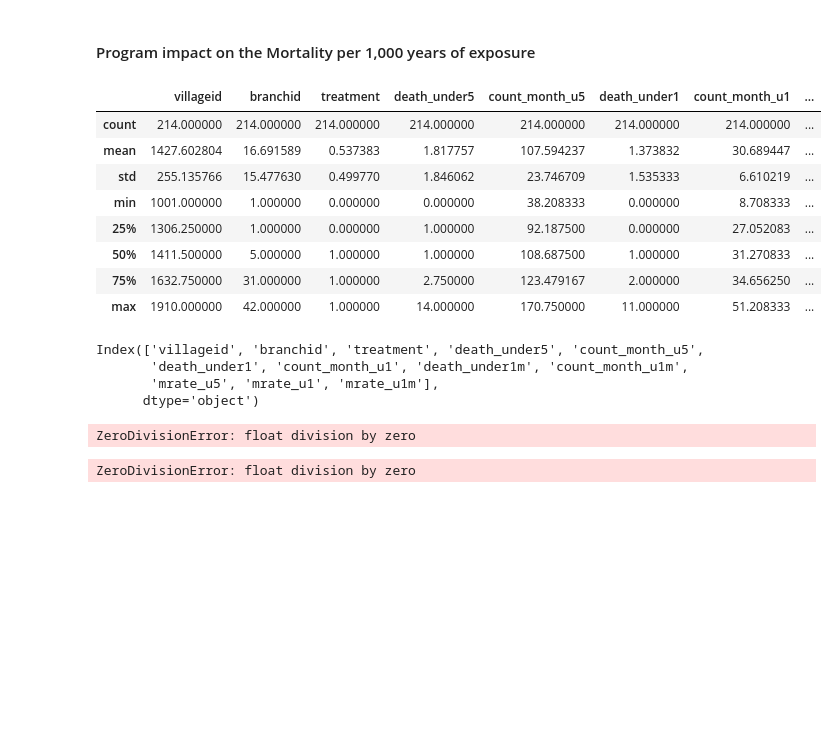
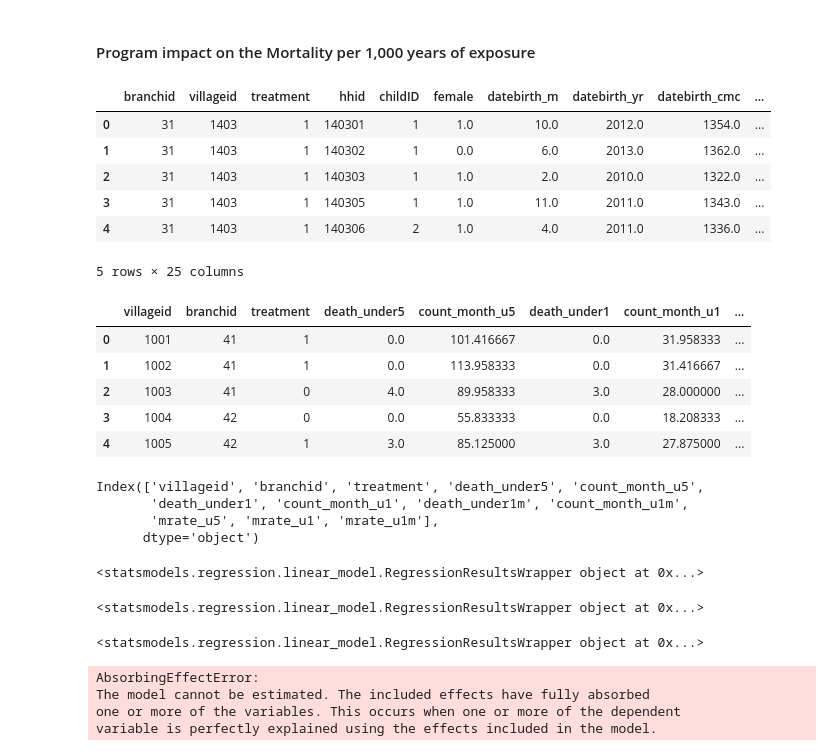
Before and after one commit to madinajapakhova/Project-replication, a Jupyter notebook: MJapakhova project(replication).ipynb, the cells around one changed output. Saved outputs shown, nothing was run; the diff lists cells and outputs as text; code cells hidden in the pictures; blank space fills up the shorter version.

```diff
--- a/MJapakhova project(replication).ipynb
+++ b/MJapakhova project(replication).ipynb
@@ -349,26 +449,32 @@ So far, I've replicated the first part of table-3 (Program Impact on Child Morta
 #### Program impact on the Mortality per 1,000 years of exposure
 # %%
 data_2 = pd.read_stata("AEJ2018_child_mortality_computation.dta")
+data_2.head()
+# %% [output]
+|  | branchid | villageid | treatment | hhid | childID | female | datebirth_m | datebirth_yr | datebirth_cmc | ... |
+| 0 | 31 | 1403 | 1 | 140301 | 1 | 1.0 | 10.0 | 2012.0 | 1354.0 | ... |
+| 1 | 31 | 1403 | 1 | 140302 | 1 | 0.0 | 6.0 | 2013.0 | 1362.0 | ... |
+| 2 | 31 | 1403 | 1 | 140303 | 1 | 1.0 | 2.0 | 2010.0 | 1322.0 | ... |
+| 3 | 31 | 1403 | 1 | 140305 | 1 | 1.0 | 11.0 | 2011.0 | 1343.0 | ... |
+| 4 | 31 | 1403 | 1 | 140306 | 2 | 1.0 | 4.0 | 2011.0 | 1336.0 | ... |
+5 rows × 25 columns
 # %%
 data_2 = data_2.groupby(['villageid', 'branchid', 'treatment'], as_index = True)[['death_under5','count_month_u5',
 'death_under1', 'count_month_u1','death_under1m','count_month_u1m']].sum().reset_index()
 # %%
 data_2['count_month_u5'] = data_2.apply(lambda row: row.count_month_u5/12, axis = 1)
 data_2['count_month_u1'] = data_2.apply(lambda row: row.count_month_u1/12, axis = 1)
 data_2['mrate_u5'] = (data_2['death_under5']/data_2['count_month_u5'])*1000
 data_2['mrate_u1'] = (data_2['death_under1']/data_2['count_month_u1'])*1000
 data_2['mrate_u1m'] = (data_2['death_under1m']/data_2['count_month_u1m'])*1000
-data_2.describe()
+data_2.head()
 # %% [output]
 |  | villageid | branchid | treatment | death_under5 | count_month_u5 | death_under1 | count_month_u1 | ... |
-| count | 214.000000 | 214.000000 | 214.000000 | 214.000000 | 214.000000 | 214.000000 | 214.000000 | ... |
-| mean | 1427.602804 | 16.691589 | 0.537383 | 1.817757 | 107.594237 | 1.373832 | 30.689447 | ... |
-| std | 255.135766 | 15.477630 | 0.499770 | 1.846062 | 23.746709 | 1.535333 | 6.610219 | ... |
-| min | 1001.000000 | 1.000000 | 0.000000 | 0.000000 | 38.208333 | 0.000000 | 8.708333 | ... |
-| 25% | 1306.250000 | 1.000000 | 0.000000 | 1.000000 | 92.187500 | 0.000000 | 27.052083 | ... |
-| 50% | 1411.500000 | 5.000000 | 1.000000 | 1.000000 | 108.687500 | 1.000000 | 31.270833 | ... |
-| 75% | 1632.750000 | 31.000000 | 1.000000 | 2.750000 | 123.479167 | 2.000000 | 34.656250 | ... |
-| max | 1910.000000 | 42.000000 | 1.000000 | 14.000000 | 170.750000 | 11.000000 | 51.208333 | ... |
+| 0 | 1001 | 41 | 1 | 0.0 | 101.416667 | 0.0 | 31.958333 | ... |
+| 1 | 1002 | 41 | 1 | 0.0 | 113.958333 | 0.0 | 31.416667 | ... |
+| 2 | 1003 | 41 | 0 | 4.0 | 89.958333 | 3.0 | 28.000000 | ... |
+| 3 | 1004 | 42 | 0 | 0.0 | 55.833333 | 0.0 | 18.208333 | ... |
+| 4 | 1005 | 42 | 1 | 3.0 | 85.125000 | 3.0 | 27.875000 | ... |
 # %%
 data_2 = data_2.set_index(['villageid', 'branchid'], drop = False)
 data_2.columns
@@ -378,18 +484,32 @@ Index(['villageid', 'branchid', 'treatment', 'death_under5', 'count_month_u5',
        'mrate_u5', 'mrate_u1', 'mrate_u1m'],
       dtype='object')
 # %%
-model = PanelOLS(data_2.mrate_u5, data_2.treatment, entity_effects = True, drop_absorbed=True)
-res = model.fit()
-#print(res)
+model = PanelOLS(data_2.mrate_u5, data_2.treatment, entity_effects = True, drop_absorbed = True)
+#res = model.fit(cov_type = 'clustered', cluster_entity = True)
 print(res)
 # %% [output]
-ZeroDivisionError: float division by zero
+<statsmodels.regression.linear_model.RegressionResultsWrapper object at 0x...>
+# %%
+model = PanelOLS(data_2.mrate_u5, data_2.treatment, entity_effects = True, drop_absorbed=True)
+print(res)
+# %% [output]
+<statsmodels.regression.linear_model.RegressionResultsWrapper object at 0x...>
 # %%
-model = PanelOLS(data_2['mrate_u5'],add_constant(data_2['treatment']))
-res = model.fit(cov_type = 'clustered', cluster_entity = True)
+model = PanelOLS(data_2.mrate_u1,data_2.treatment, entity_effects = True)
+#res = model.fit(cov_type = 'clustered', cluster_entity = True)
 print(res)
 # %% [output]
-ZeroDivisionError: float division by zero
+<statsmodels.regression.linear_model.RegressionResultsWrapper object at 0x...>
+# %%
+mod = sm.OLS(data_2['mrate_u5'], add_constant(data_2['treatment']))
+res = model.fit()
+res.summary2(yname="Under-5 mortality", xname=["Intercept", "Program impact"],
+             title="Program Impact on Child Mortality", alpha=0.05, float_format='%.4f')
+# %% [output]
+AbsorbingEffectError:
+The model cannot be estimated. The included effects have fully absorbed
+one or more of the variables. This occurs when one or more of the dependent
+variable is perfectly explained using the effects included in the model.
 # %%
 model = sm.OLS(data_2['mrate_u1'],add_constant(data_2['treatment']))
 res = model.fit()
```
Also changed, not shown: parts of 15 cells of this notebook.
